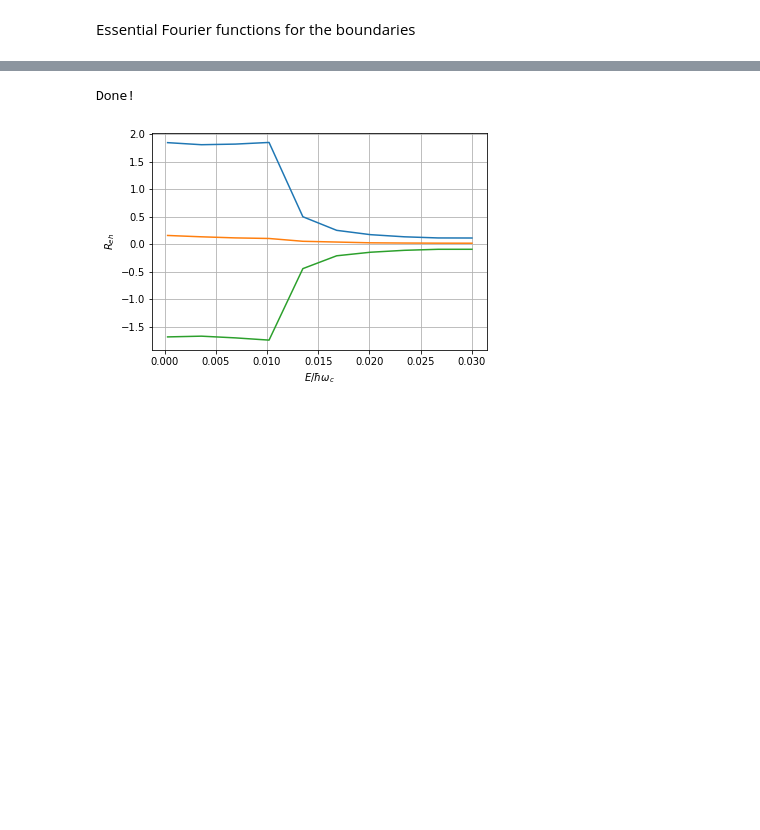
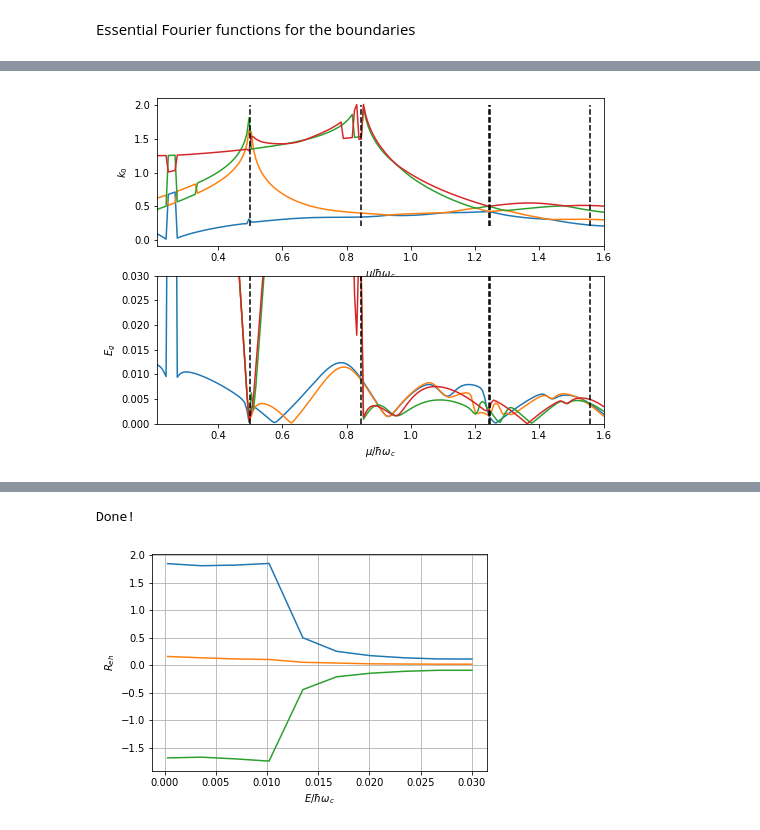
Before and after one commit to hassan-shap/CAR, a Jupyter notebook: TS_Hoppe_Dirac_KKp_eff_theory.ipynb, the cells around one changed output, grey strips where cells are left out. Saved outputs shown, nothing was run; the diff lists cells and outputs as text; code cells hidden in the pictures; blank space fills up the shorter version.

```diff
--- a/TS_Hoppe_Dirac_KKp_eff_theory.ipynb
+++ b/TS_Hoppe_Dirac_KKp_eff_theory.ipynb
@@ -334 +427,32 @@ plt.grid()
+# %%
+def plot_ll(Nll,ym):
+    ill=np.arange(Nll)
+    E1=np.reshape(np.sqrt(ill+(m_n/hwc)**2),[1,Nll])
+    Eplot= np.concatenate((E1,E1),axis=0)
+    yvals=np.reshape(ym,[2,1])
+    plt.plot( Eplot-gn/hwc,yvals,'k--')
+    plt.plot( Eplot+gn/hwc,yvals,'k--')
+    plt.plot( -Eplot-gn/hwc,yvals,'k--')
+    plt.plot( -Eplot+gn/hwc,yvals,'k--')
+
+
+plt.figure(figsize=(8,6))
+plt.subplot(2,1,1)
+plt.plot(nu_sw,kps.T)
+y_nu=np.array([0.2,2])
+plot_ll(4,y_nu)
+plt.xlim(nu_sw.min(),nu_sw.max())
+plt.xlabel(r'$\mu/\hbar\omega_c$')
+plt.ylabel(r'$k_0$')
+plt.subplot(2,1,2)
+plt.plot(nu_sw,Egs.T/hwc)
+y_E=np.array([0.,.1])
+plot_ll(4,y_E)
+plt.xlim(nu_sw.min(),nu_sw.max())
+plt.ylim(0,0.03)
+plt.xlabel(r'$\mu/\hbar\omega_c$')
+plt.ylabel(r'$E_g$')
+plt.show()
+# %% [output]
+[figure, added]
 # %%
```
Also changed, not shown: parts of 11 cells of this notebook, 39 other files.
